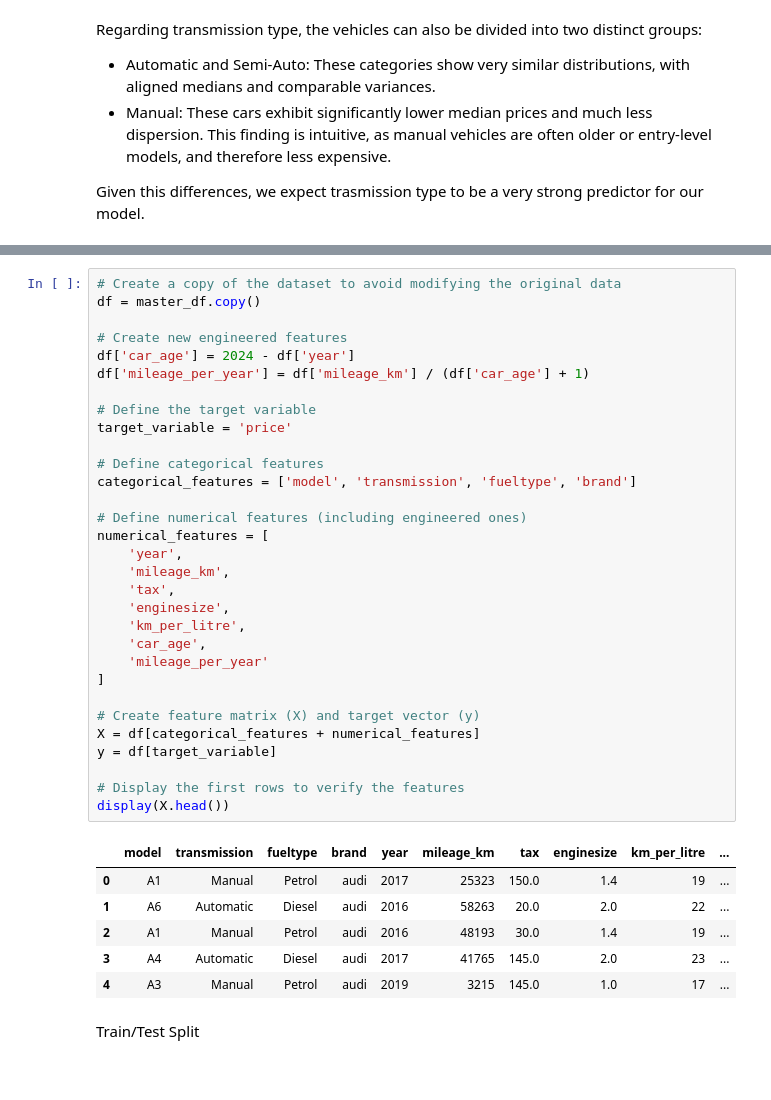
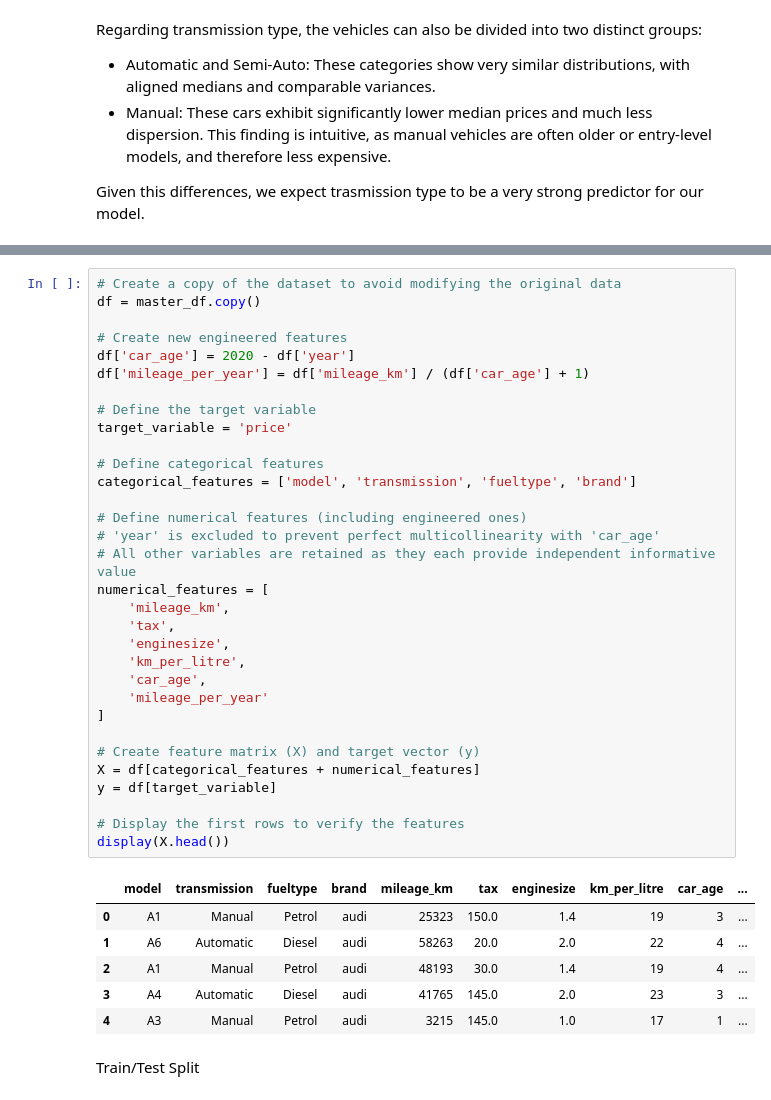
Before and after one commit to FiloDelu03/Machine-Learning-Group-AO-daje-roma-daje-, a Jupyter notebook: Machine Learning Project Group AO.ipynb, the cells around one changed output, grey strips where cells are left out. Drawn from its saved outputs; the diff is of its cells as text.

```diff
--- a/Machine Learning Project Group AO.ipynb
+++ b/Machine Learning Project Group AO.ipynb
@@ -1089,41 +1085,42 @@ Finally, all predictors are combined into the **feature matrix `X`**, while the
 # %%
 # Create a copy of the dataset to avoid modifying the original data
 df = master_df.copy()
 
 # Create new engineered features
-df['car_age'] = 2024 - df['year']
+df['car_age'] = 2020 - df['year']
 df['mileage_per_year'] = df['mileage_km'] / (df['car_age'] + 1)
 
 # Define the target variable
 target_variable = 'price'
 
 # Define categorical features
 categorical_features = ['model', 'transmission', 'fueltype', 'brand']
 
 # Define numerical features (including engineered ones)
+# 'year' is excluded to prevent perfect multicollinearity with 'car_age'
+# All other variables are retained as they each provide independent informative value
 numerical_features = [
-    'year',
     'mileage_km',
     'tax',
     'enginesize',
     'km_per_litre',
     'car_age',
     'mileage_per_year'
 ]
 
 # Create feature matrix (X) and target vector (y)
 X = df[categorical_features + numerical_features]
 y = df[target_variable]
 
 # Display the first rows to verify the features
 display(X.head())
 # %% [output]
-|  | model | transmission | fueltype | brand | year | mileage_km | tax | enginesize | km_per_litre | ... |
-| 0 | A1 | Manual | Petrol | audi | 2017 | 25323 | 150.0 | 1.4 | 19 | ... |
-| 1 | A6 | Automatic | Diesel | audi | 2016 | 58263 | 20.0 | 2.0 | 22 | ... |
-| 2 | A1 | Manual | Petrol | audi | 2016 | 48193 | 30.0 | 1.4 | 19 | ... |
-| 3 | A4 | Automatic | Diesel | audi | 2017 | 41765 | 145.0 | 2.0 | 23 | ... |
-| 4 | A3 | Manual | Petrol | audi | 2019 | 3215 | 145.0 | 1.0 | 17 | ... |
+|  | model | transmission | fueltype | brand | mileage_km | tax | enginesize | km_per_litre | car_age | ... |
+| 0 | A1 | Manual | Petrol | audi | 25323 | 150.0 | 1.4 | 19 | 3 | ... |
+| 1 | A6 | Automatic | Diesel | audi | 58263 | 20.0 | 2.0 | 22 | 4 | ... |
+| 2 | A1 | Manual | Petrol | audi | 48193 | 30.0 | 1.4 | 19 | 4 | ... |
+| 3 | A4 | Automatic | Diesel | audi | 41765 | 145.0 | 2.0 | 23 | 3 | ... |
+| 4 | A3 | Manual | Petrol | audi | 3215 | 145.0 | 1.0 | 17 | 1 | ... |
 # %% [markdown]
 Train/Test Split
 # %%
```
Also changed, not shown: parts of 14 cells of this notebook, 1 other file.
